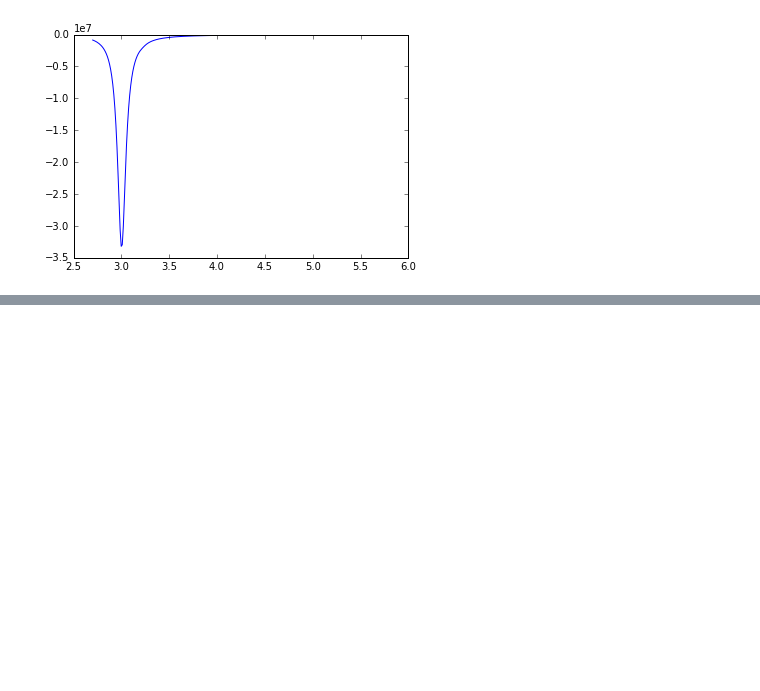
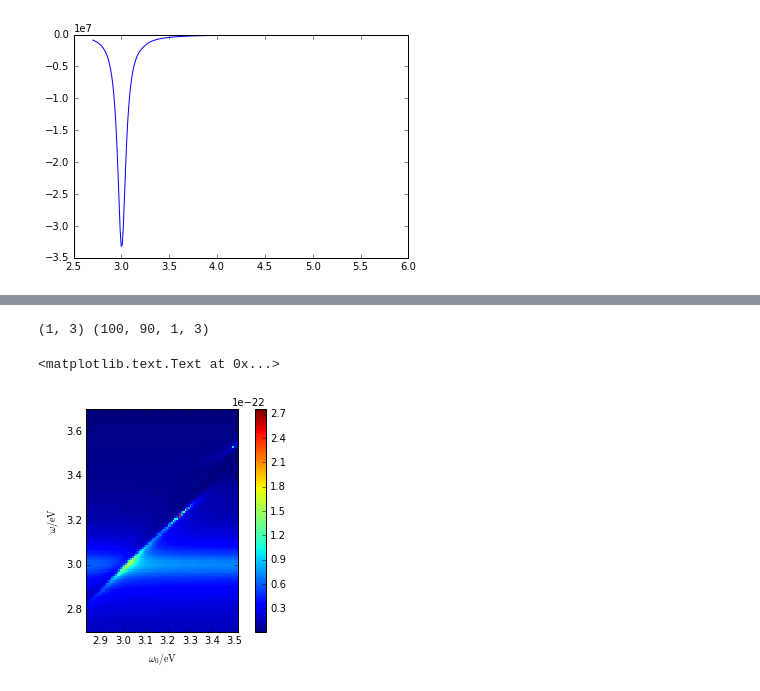
Before and after one commit to texnokrates/qpms-ipynotebooks, a Jupyter notebook: Scattering-Taylor.ipynb, the cells around one changed output, grey strips where cells are left out. Saved outputs shown, nothing was run; the diff lists cells and outputs as text; code cells hidden in the pictures; blank space fills up the shorter version.

```diff
--- a/Scattering-Taylor.ipynb
+++ b/Scattering-Taylor.ipynb
@@ -1170,0 +1192,15 @@ plt.ylabel('$\omega/\mathrm{eV}$')
+# %%
+%matplotlib inline
+print (μ.shape, G_sourcelist.shape)
+#print (np.tensordot(μ,np.tensordot(Km_destlist,μ, axes=([2,],[0,])),axes=([0,],[2,])).real.shape)
+plt.imshow(np.linalg.norm(G_sourcelist[:,:,0,:],axis=2),
+           extent=(ω_0list.min()*ℏ/eV, ω_0list.max()*ℏ/eV, ωlist.min()*ℏ/eV, ωlist.max()*ℏ/eV),
+           interpolation='nearest', #norm=LogNorm(),
+           origin='lower', cmap=cm.jet)
+plt.colorbar()
+plt.xlabel('$\omega_0/\mathrm{eV}$')
+plt.ylabel('$\omega/\mathrm{eV}$')
+# %% [output]
+(1, 3) (100, 90, 1, 3)
+<matplotlib.text.Text at 0x...>
+[figure, added]
```
Also changed, not shown: parts of 17 cells of this notebook.
